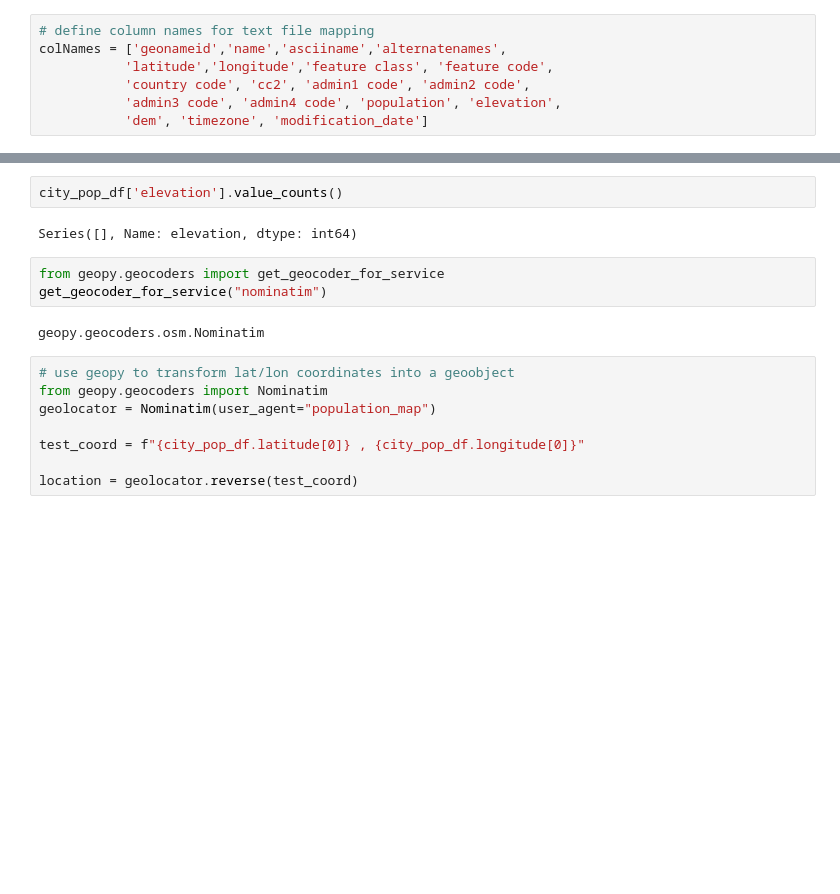
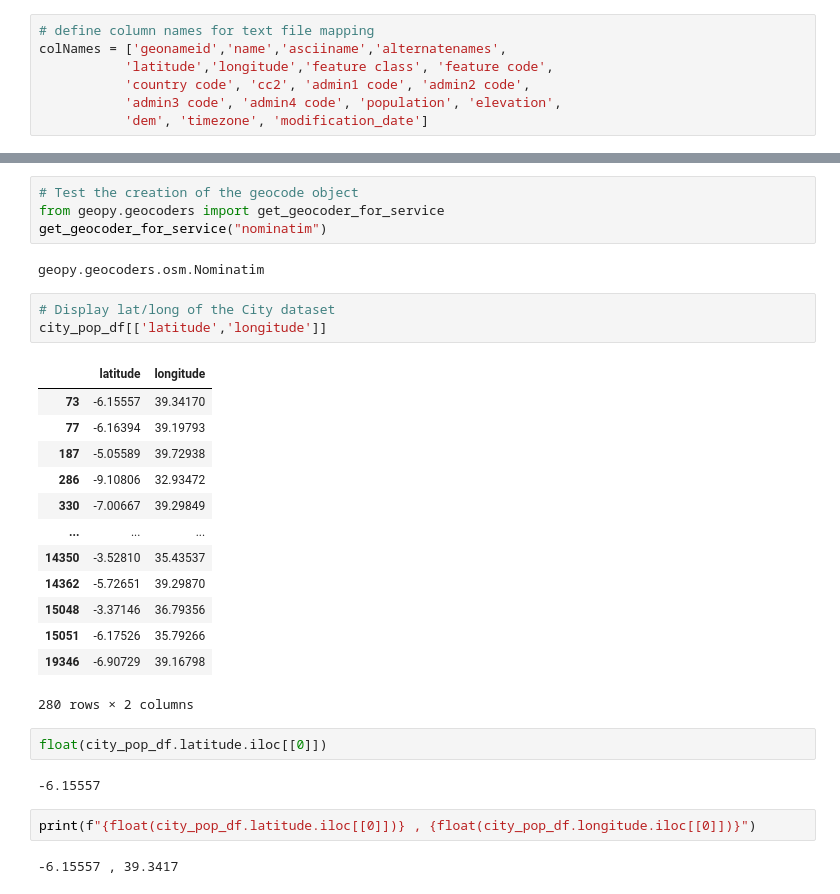
Before and after one commit to kenwelsh/Tanzania_Water_Pump, a Jupyter notebook: supplemental_population.ipynb, the cells around one changed output, grey strips where cells are left out. Drawn from its saved outputs; the diff is of its cells as text; blank space fills up the shorter version.

```diff
--- a/supplemental_population.ipynb
+++ b/supplemental_population.ipynb
@@ -43,20 +43,34 @@ city_pop_df.sort_values(by='population', ascending=False)
 | 14350 | 6615413 | Hadzabe encampment | Hadzabe encampment | NaN | -3.52810 | 35.43537 | S | HUTS | ... |
 | 19346 | 11822796 | W. K. Kikwasi | W. K. Kikwasi | NaN | -6.90729 | 39.16798 | S | BLDG | ... |
 280 rows × 19 columns
-# %%
-city_pop_df['elevation'].value_counts()
-# %% [output]
-Series([], Name: elevation, dtype: int64)
 # %%
+# Test the creation of the geocode object
 from geopy.geocoders import get_geocoder_for_service
 get_geocoder_for_service("nominatim")
 # %% [output]
 geopy.geocoders.osm.Nominatim
-# %%
-# use geopy to transform lat/lon coordinates into a geoobject
-from geopy.geocoders import Nominatim
-geolocator = Nominatim(user_agent="population_map")
-
-test_coord = f"{city_pop_df.latitude[0]} , {city_pop_df.longitude[0]}"
-
-location = geolocator.reverse(test_coord)
+# %%
+# Display lat/long of the City dataset
+city_pop_df[['latitude','longitude']]
+# %% [output]
+|  | latitude | longitude |
+| 73 | -6.15557 | 39.34170 |
+| 77 | -6.16394 | 39.19793 |
+| 187 | -5.05589 | 39.72938 |
+| 286 | -9.10806 | 32.93472 |
+| 330 | -7.00667 | 39.29849 |
+| ... | ... | ... |
+| 14350 | -3.52810 | 35.43537 |
+| 14362 | -5.72651 | 39.29870 |
+| 15048 | -3.37146 | 36.79356 |
+| 15051 | -6.17526 | 35.79266 |
+| 19346 | -6.90729 | 39.16798 |
+280 rows × 2 columns
+# %%
+float(city_pop_df.latitude.iloc[[0]])
+# %% [output]
+-6.15557
+# %%
+print(f"{float(city_pop_df.latitude.iloc[[0]])} , {float(city_pop_df.longitude.iloc[[0]])}")
+# %% [output]
+-6.15557 , 39.3417
```
Also changed, not shown: parts of 8 cells of this notebook.
